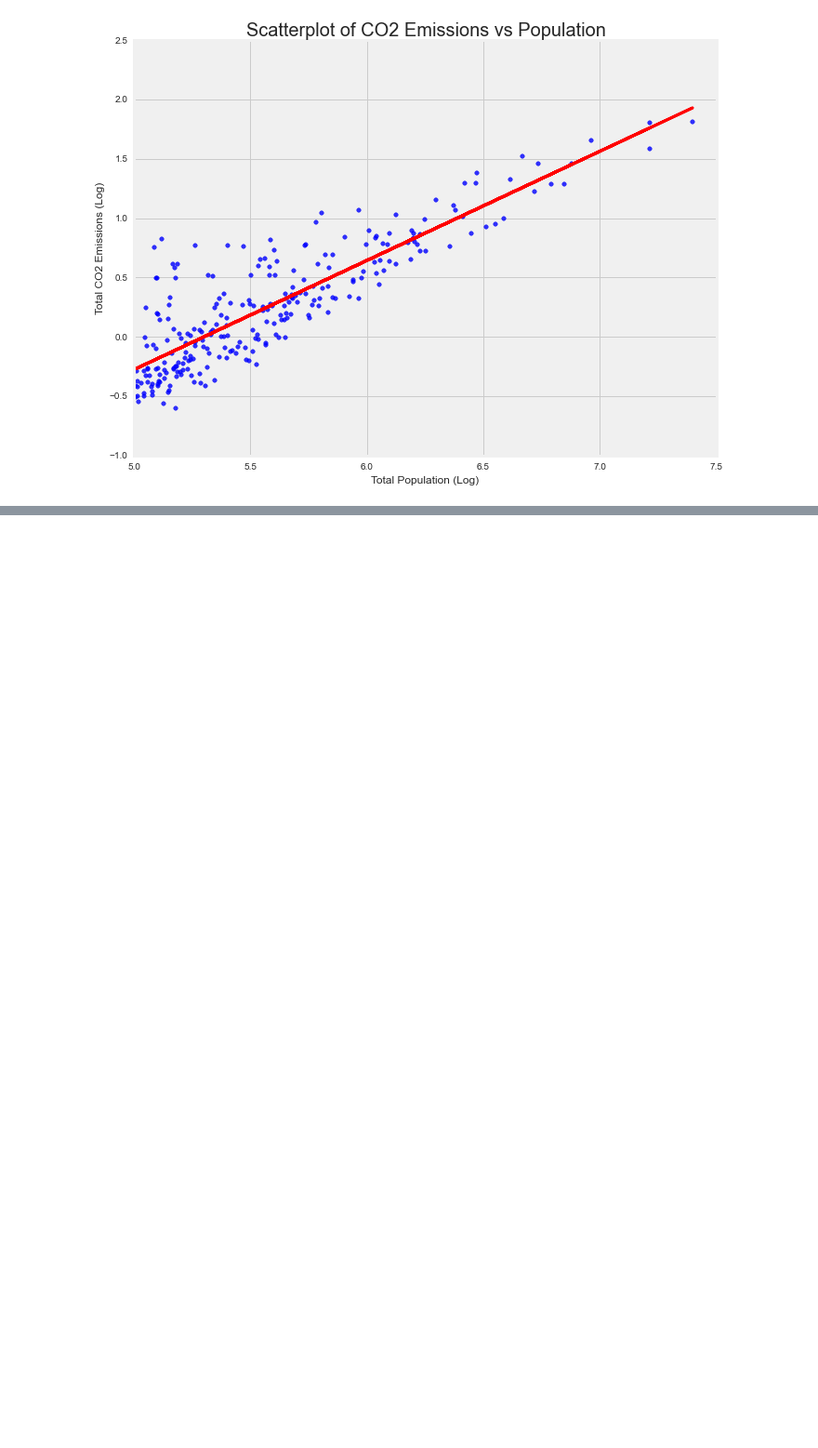
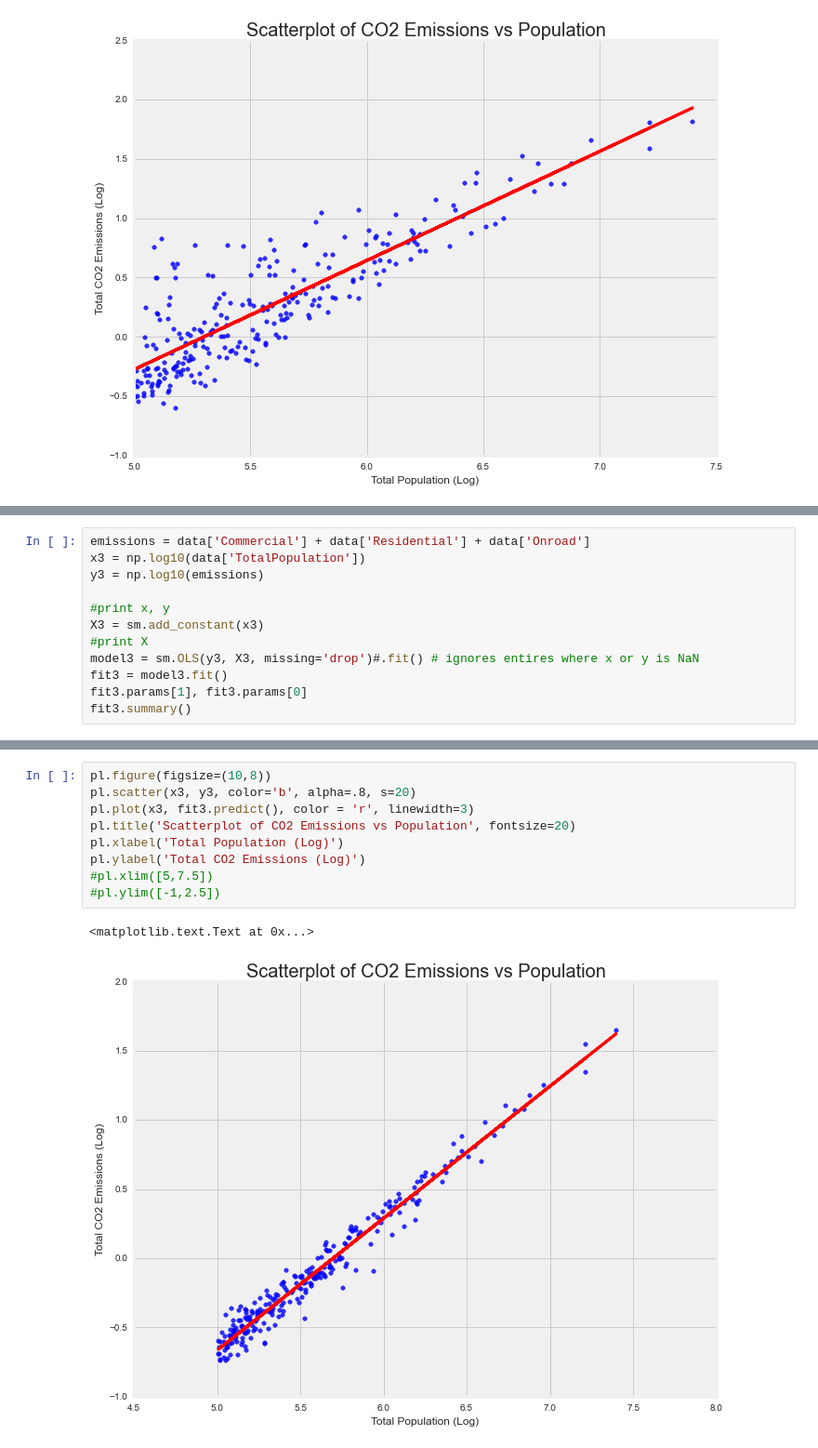
Before and after one commit to livenlulu/PUI2015_lkang, a Jupyter notebook: Civics/lkang_probset2.ipynb, the cells around one changed output, grey strips where cells are left out. Shown at 93% size. Saved outputs shown, nothing was run; the diff lists cells and outputs as text; blank space fills up the shorter version.

```diff
--- a/Civics/lkang_probset2.ipynb
+++ b/Civics/lkang_probset2.ipynb
@@ -321,0 +313,12 @@ KeyError: 'Total'
+# %%
+emissions = data['Commercial'] + data['Residential'] + data['Onroad']
+x3 = np.log10(data['TotalPopulation'])
+y3 = np.log10(emissions)
+
+#print x, y
+X3 = sm.add_constant(x3)
+#print X
+model3 = sm.OLS(y3, X3, missing='drop')#.fit() # ignores entires where x or y is NaN
+fit3 = model3.fit()
+fit3.params[1], fit3.params[0]
+fit3.summary()
@@ -321,0 +343,12 @@ KeyError: 'Total'
+# %%
+pl.figure(figsize=(10,8))
+pl.scatter(x3, y3, color='b', alpha=.8, s=20)
+pl.plot(x3, fit3.predict(), color = 'r', linewidth=3)
+pl.title('Scatterplot of CO2 Emissions vs Population', fontsize=20)
+pl.xlabel('Total Population (Log)')
+pl.ylabel('Total CO2 Emissions (Log)')
+#pl.xlim([5,7.5])
+#pl.ylim([-1,2.5])
+# %% [output]
+<matplotlib.text.Text at 0x...>
+[figure, added]
```
Also changed, not shown: parts of 8 cells of this notebook.
